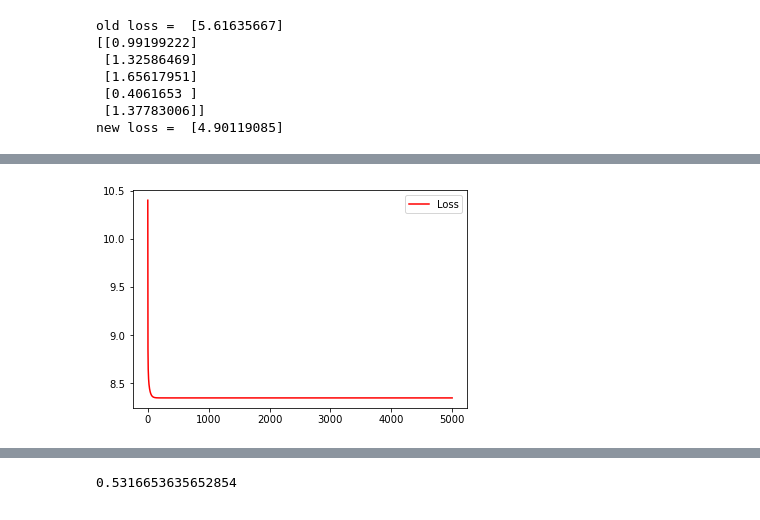
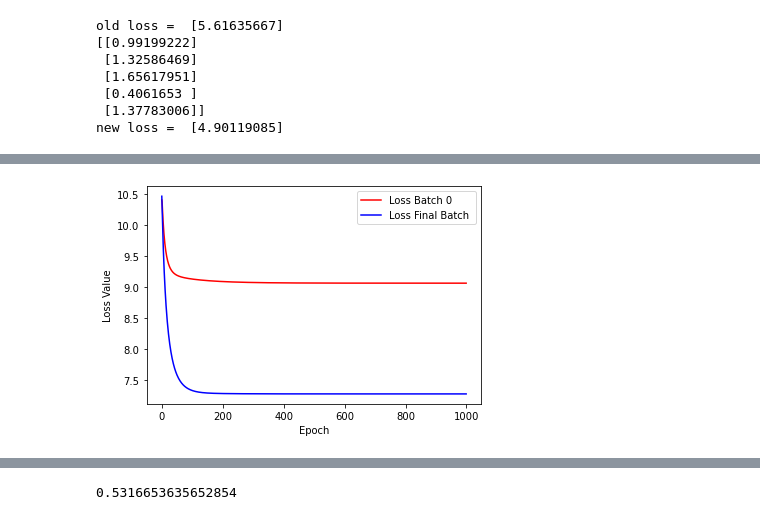
Before and after one commit to kartiksrinivas007/Epoch-Project-2022, a Jupyter notebook: Lg_regression.ipynb, the cells around one changed output, grey strips where cells are left out. Saved outputs shown, nothing was run; the diff lists cells and outputs as text; code cells hidden in the pictures.

Commit message:
Solver Changed

```diff
--- a/Lg_regression.ipynb
+++ b/Lg_regression.ipynb
@@ -119,4 +124,5 @@ simplelogistic = Logisitic_Classifier(input_dim=x_train.shape[1], reg = 0.0)
 # %%
-SGD_momentum = Solver(simplelogistic, x_train, y_train, lr = 1.7e-2, batch_size = 15, num_epochs = 5000, print_every = 1000)
-SGD_momentum.train()
+logistic_reg = Logisitic_Classifier(input_dim=x_train.shape[1])
+Solver = GeneralSolver(logistic_reg, x_train, y_train, lr = 1.7e-4, batch_size = 15, num_epochs = 1000, print_every=1000)
+Solver.train('sgd_momentum')
 # %% [output]
@@ -140,7 +146,10 @@ Epoch =  3196 Batch =  0 Loss =  [8.34795266] Gradient_max =  0.4814438613329316
 # %%
-epochs = range(0,SGD_momentum.num_epochs)
-plt.plot(epochs, SGD_momentum.loss_history, label = 'Loss', color = 'red')
+epochs = range(0,Solver.num_epochs)
+plt.plot(epochs, Solver.loss_history, label = 'Loss Batch 0 ', color = 'red')
+plt.plot(epochs, Solver.loss_final_history, label = 'Loss Final Batch ', color = 'blue')
+plt.xlabel('Epoch')
+plt.ylabel('Loss Value')
 plt.legend()
 plt.show()
 # %% [output]
-[figure, old version]
+[figure, new version]
```
Also changed, not shown: parts of 10 cells of this notebook, 4 other files.
